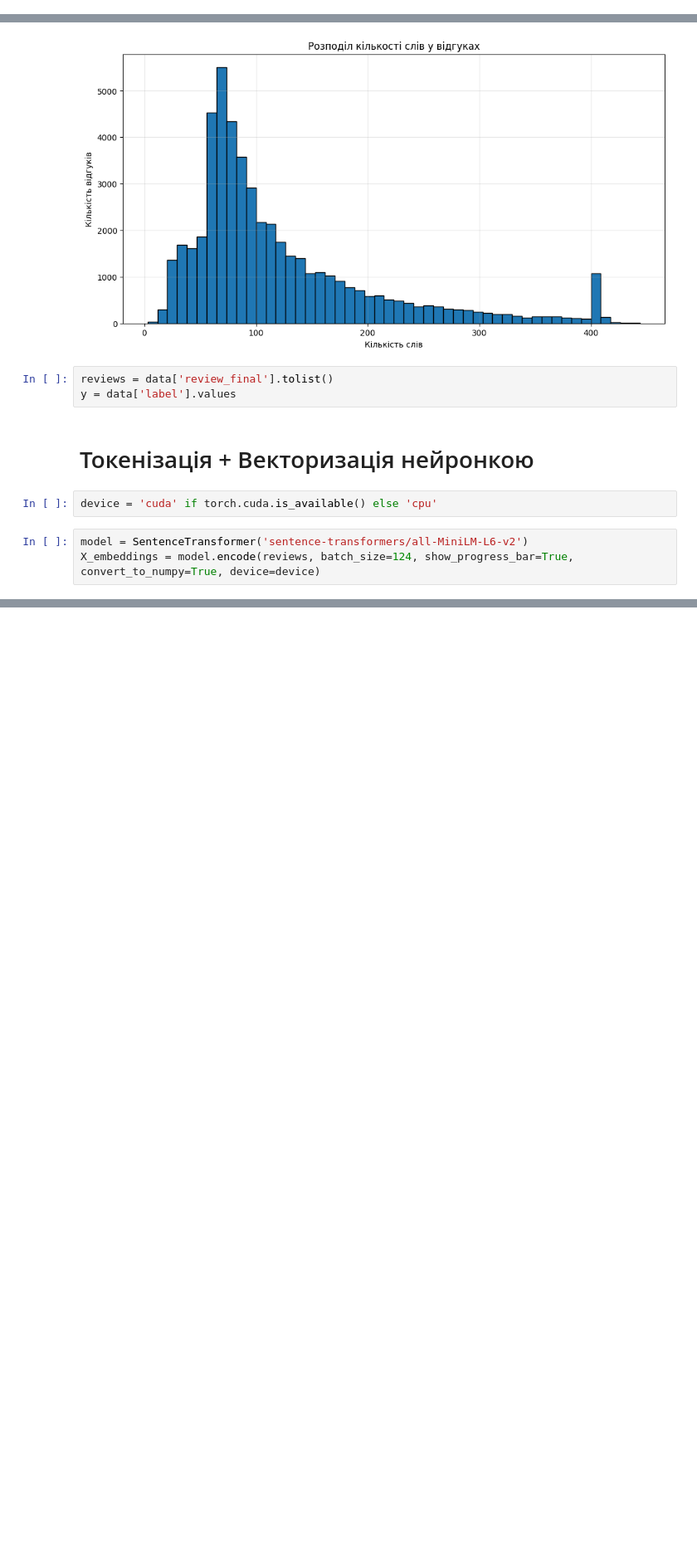
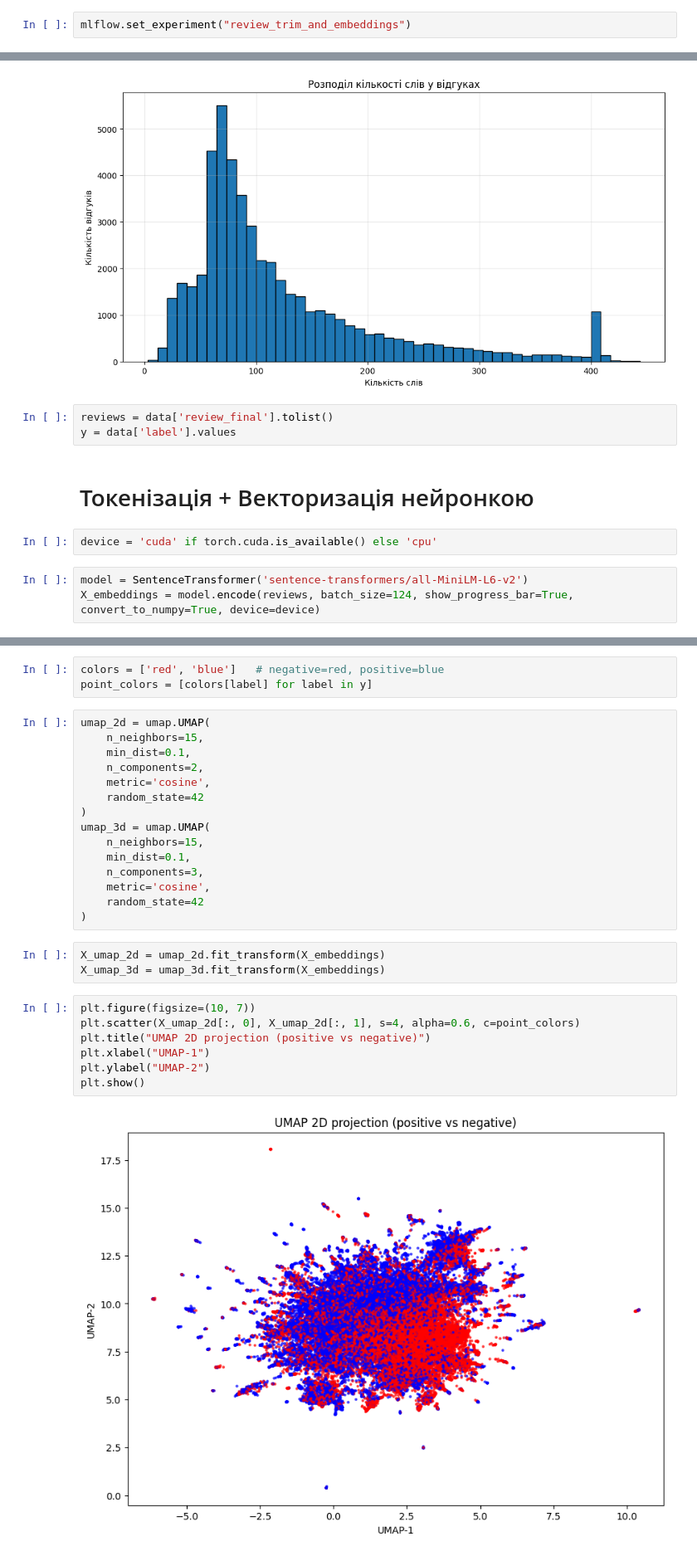
Before and after one commit to da4nik08/sentiment-binary-classifier, a Jupyter notebook: Model.ipynb, the cells around one changed output, grey strips where cells are left out. Shown at 83% size. Drawn from its saved outputs; the diff is of its cells as text; blank space fills up the shorter version.

```diff
--- a/Model.ipynb
+++ b/Model.ipynb
@@ -25,3 +30,5 @@ def trim_review(text, max_words=400):
         if re.search(r'[.!?]$', w):
             break
     return " ".join(trimmed)
+# %%
+mlflow.set_experiment("review_trim_and_embeddings")
@@ -51,0 +121,30 @@ X_embeddings = model.encode(reviews, batch_size=124, show_progress_bar=True, con
+# %%
+colors = ['red', 'blue']   # negative=red, positive=blue
+point_colors = [colors[label] for label in y]
+# %%
+umap_2d = umap.UMAP(
+    n_neighbors=15,
+    min_dist=0.1,
+    n_components=2,
+    metric='cosine',
+    random_state=42
+)
+umap_3d = umap.UMAP(
+    n_neighbors=15,
+    min_dist=0.1,
+    n_components=3,
+    metric='cosine',
+    random_state=42
+)
+# %%
+X_umap_2d = umap_2d.fit_transform(X_embeddings)
+X_umap_3d = umap_3d.fit_transform(X_embeddings)
+# %%
+plt.figure(figsize=(10, 7))
+plt.scatter(X_umap_2d[:, 0], X_umap_2d[:, 1], s=4, alpha=0.6, c=point_colors)
+plt.title("UMAP 2D projection (positive vs negative)")
+plt.xlabel("UMAP-1")
+plt.ylabel("UMAP-2")
+plt.show()
+# %% [output]
+[figure, added]
```
Also changed, not shown: parts of 9 cells of this notebook, 1 other file.
